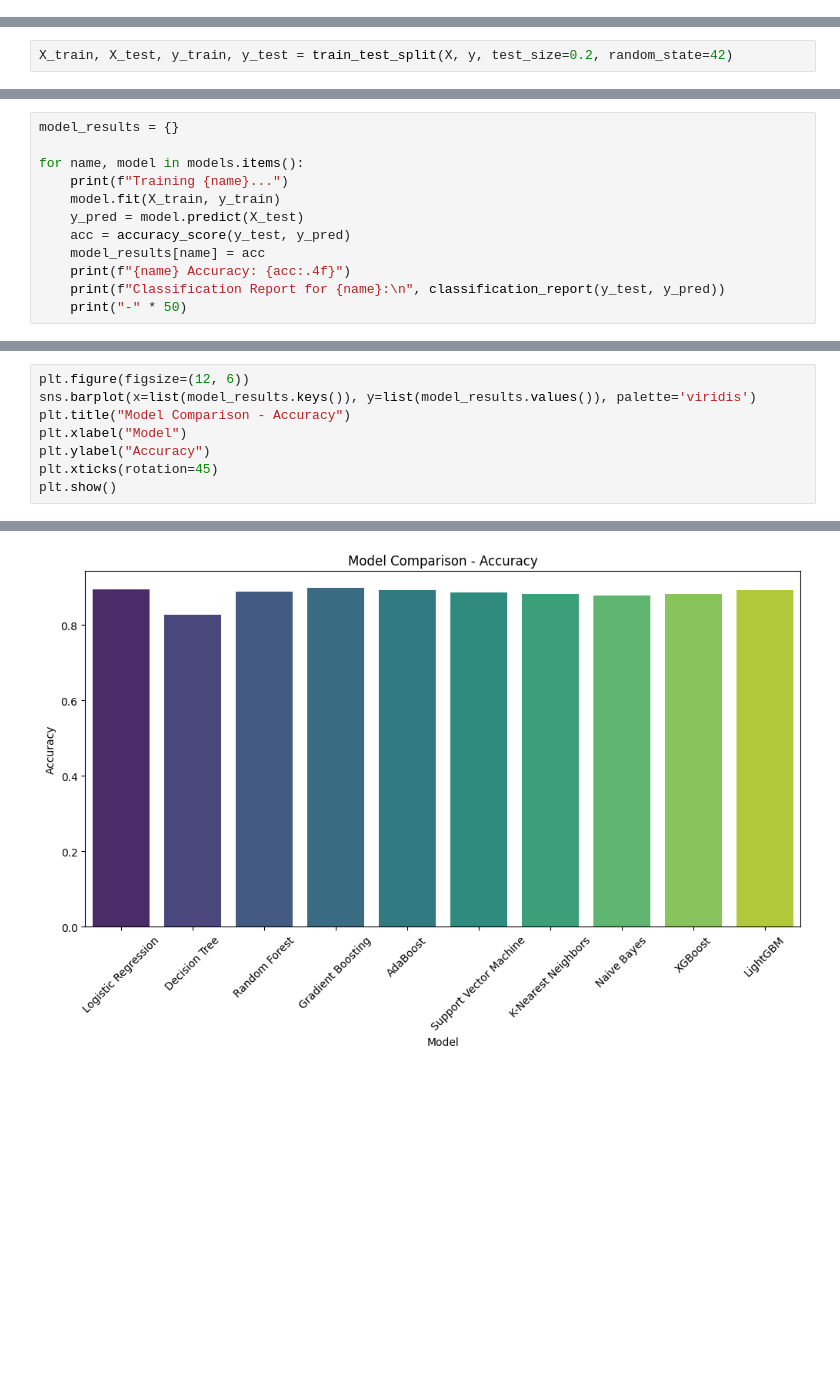
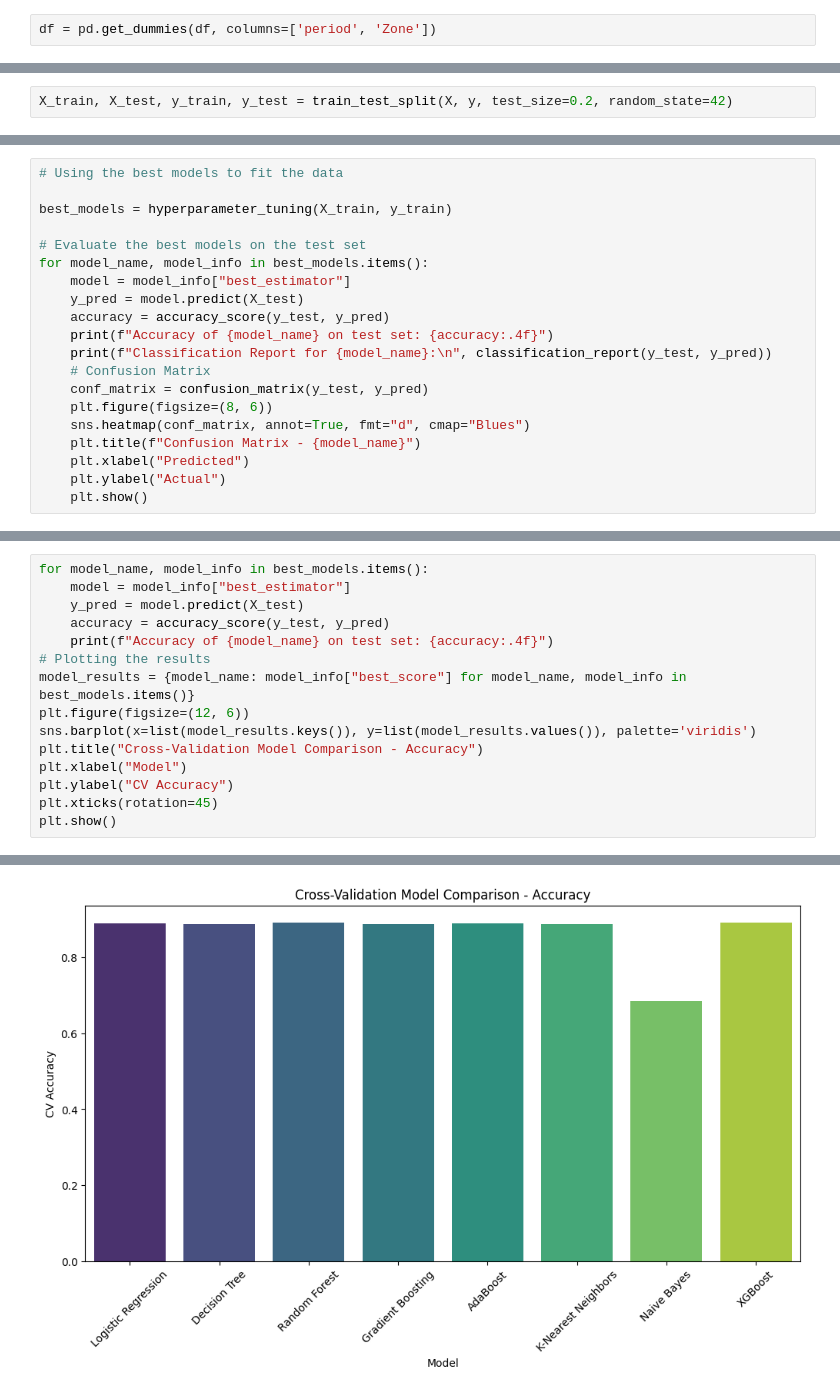
Before and after one commit to Ak-Sure/xG_Football, a Jupyter notebook: football_analysis.ipynb, the cells around one changed output, grey strips where cells are left out. Drawn from its saved outputs; the diff is of its cells as text; blank space fills up the shorter version.

Commit message:
Updated Code for football analysis. Have to include the True Test

```diff
--- a/football_analysis.ipynb
+++ b/football_analysis.ipynb
@@ -139,0 +223,2 @@ df = df.astype({
+# %%
+df = pd.get_dummies(df, columns=['period', 'Zone'])
@@ -205,15 +317,3 @@ models = {
     "XGBoost": XGBClassifier(),
     "LightGBM": LGBMClassifier()
 }
-# %%
-model_results = {}
-
-for name, model in models.items():
-    print(f"Training {name}...")
-    model.fit(X_train, y_train)
-    y_pred = model.predict(X_test)
-    acc = accuracy_score(y_test, y_pred)
-    model_results[name] = acc
-    print(f"{name} Accuracy: {acc:.4f}")
-    print(f"Classification Report for {name}:\n", classification_report(y_test, y_pred))
-    print("-" * 50)
@@ -237,0 +419,20 @@ weighted avg       0.87      0.89      0.87      1619
+# %%
+# Using the best models to fit the data
+
+best_models = hyperparameter_tuning(X_train, y_train)
+
+# Evaluate the best models on the test set
+for model_name, model_info in best_models.items():
+    model = model_info["best_estimator"]
+    y_pred = model.predict(X_test)
+    accuracy = accuracy_score(y_test, y_pred)
+    print(f"Accuracy of {model_name} on test set: {accuracy:.4f}")
+    print(f"Classification Report for {model_name}:\n", classification_report(y_test, y_pred))
+    # Confusion Matrix
+    conf_matrix = confusion_matrix(y_test, y_pred)
+    plt.figure(figsize=(8, 6))
+    sns.heatmap(conf_matrix, annot=True, fmt="d", cmap="Blues")
+    plt.title(f"Confusion Matrix - {model_name}")
+    plt.xlabel("Predicted")
+    plt.ylabel("Actual")
+    plt.show()
@@ -238,9 +516,16 @@ weighted avg       0.87      0.89      0.87      1619
 # %%
+for model_name, model_info in best_models.items():
+    model = model_info["best_estimator"]
+    y_pred = model.predict(X_test)
+    accuracy = accuracy_score(y_test, y_pred)
+    print(f"Accuracy of {model_name} on test set: {accuracy:.4f}")
+# Plotting the results
+model_results = {model_name: model_info["best_score"] for model_name, model_info in best_models.items()}
 plt.figure(figsize=(12, 6))
 sns.barplot(x=list(model_results.keys()), y=list(model_results.values()), palette='viridis')
-plt.title("Model Comparison - Accuracy")
+plt.title("Cross-Validation Model Comparison - Accuracy")
 plt.xlabel("Model")
-plt.ylabel("Accuracy")
+plt.ylabel("CV Accuracy")
 plt.xticks(rotation=45)
 plt.show()
 # %% [output]
@@ -250 +543 @@ Passing `palette` without assigning `hue` is deprecated and will be removed in v
-[figure, old version]
+[figure, new version]
```
Also changed, not shown: parts of 51 cells of this notebook.
